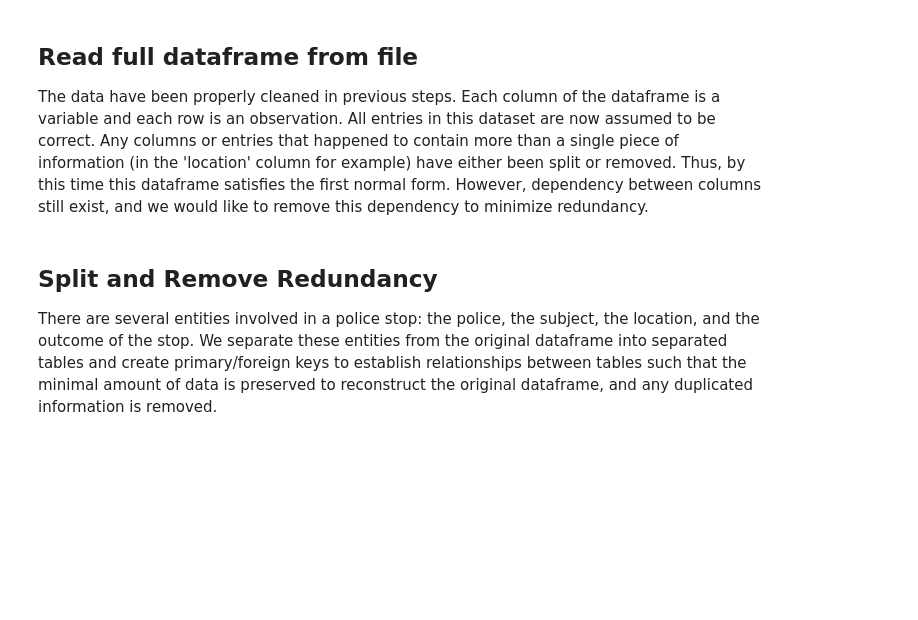
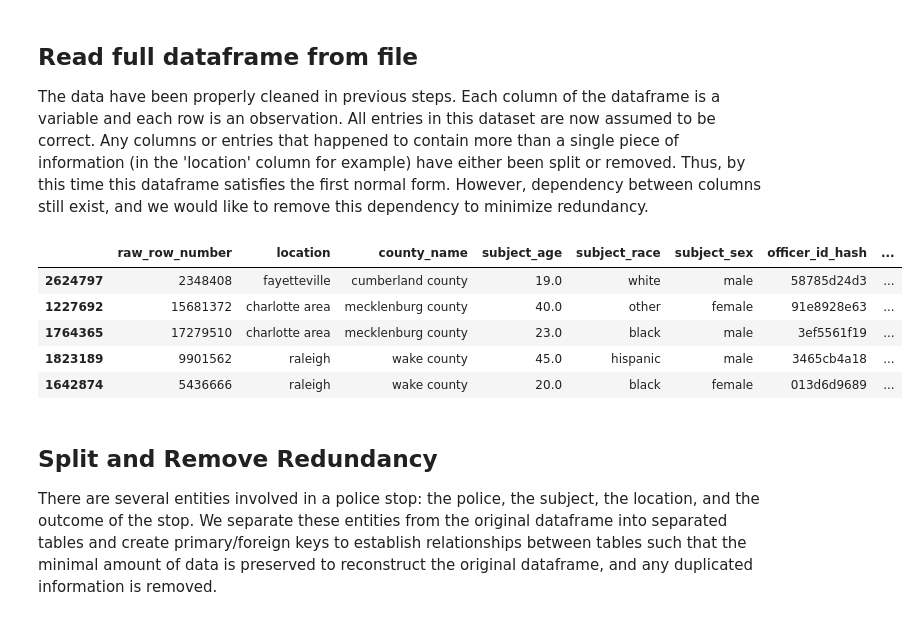
Before and after one commit to zhengxiaoyan321/314_project, a Jupyter notebook: database.ipynb, the cells around one changed output. Cells and saved outputs as stored; diff of their text form; code cells hidden in the pictures; blank space fills up the shorter version.

```diff
--- a/database.ipynb
+++ b/database.ipynb
@@ -9,6 +9,14 @@ pd.set_option('display.max_columns', 500)
 The data have been properly cleaned in previous steps. Each column of the dataframe is a variable and each row is an observation. All entries in this dataset are now assumed to be correct. Any columns or entries that happened to contain more than a single piece of information (in the 'location' column for example) have either been split or removed. Thus, by this time this dataframe satisfies the first normal form. However, dependency between columns still exist, and we would like to remove this dependency to minimize redundancy.
 # %%
 combined = pd.read_csv('train.csv')
+combined.sample(5)
+# %% [output]
+|  | raw_row_number | location | county_name | subject_age | subject_race | subject_sex | officer_id_hash | ... |
+| 2624797 | 2348408 | fayetteville | cumberland county | 19.0 | white | male | 58785d24d3 | ... |
+| 1227692 | 15681372 | charlotte area | mecklenburg county | 40.0 | other | female | 91e8928e63 | ... |
+| 1764365 | 17279510 | charlotte area | mecklenburg county | 23.0 | black | male | 3ef5561f19 | ... |
+| 1823189 | 9901562 | raleigh | wake county | 45.0 | hispanic | male | 3465cb4a18 | ... |
+| 1642874 | 5436666 | raleigh | wake county | 20.0 | black | female | 013d6d9689 | ... |
 # %% [markdown]
 ## Split and Remove Redundancy
 There are several entities involved in a police stop: the police, the subject, the location, and the outcome of the stop. We separate these entities from the original dataframe into separated tables and create primary/foreign keys to establish relationships between tables such that the minimal amount of data is preserved to reconstruct the original dataframe, and any duplicated information is removed.
```
Also changed, not shown: parts of 4 cells of this notebook.
